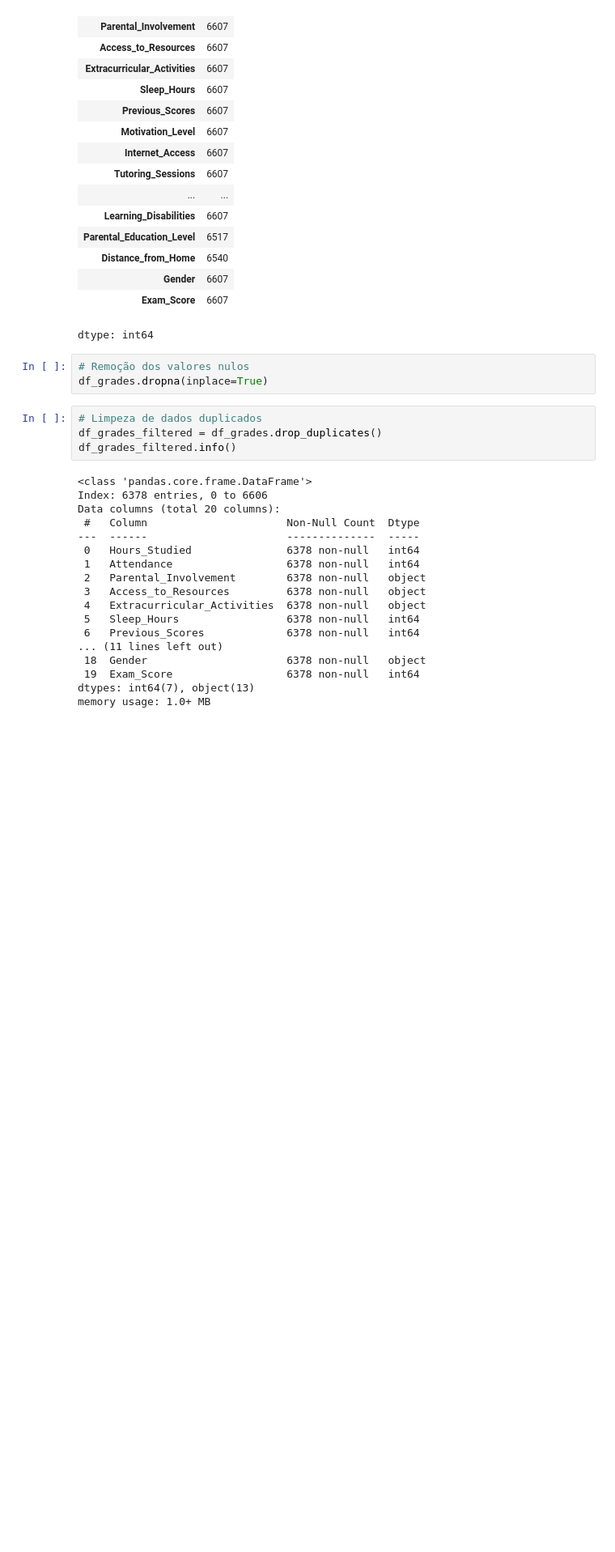
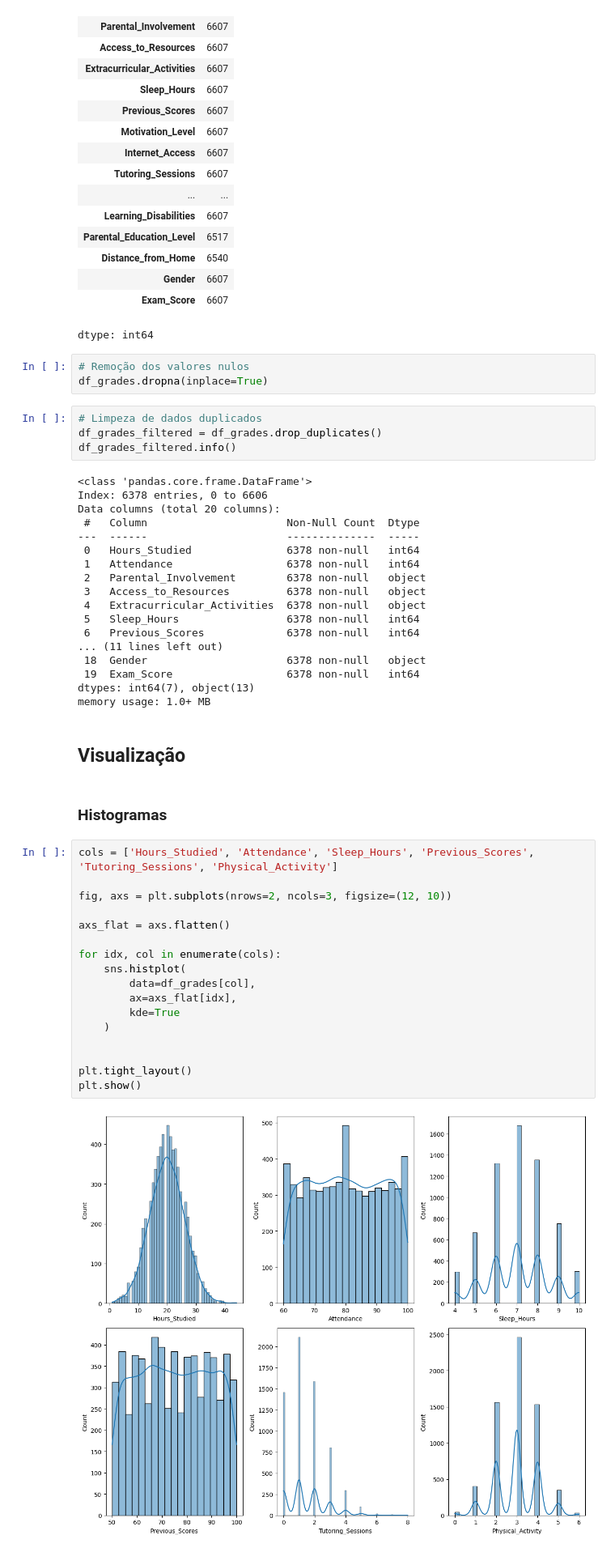
Before and after one commit to RenanYMartins/ADD-Trabalho2, a Jupyter notebook: Mercado_Imobiliário_de_Nova_York_Trabalho2.ipynb, the cells around one changed output. Shown at 81% size. Saved outputs shown, nothing was run; the diff lists cells and outputs as text; blank space fills up the shorter version.

```diff
--- a/Mercado_Imobiliário_de_Nova_York_Trabalho2.ipynb
+++ b/Mercado_Imobiliário_de_Nova_York_Trabalho2.ipynb
@@ -302,3 +306,26 @@ Data columns (total 20 columns):
  19  Exam_Score                  6378 non-null   int64
 dtypes: int64(7), object(13)
 memory usage: 1.0+ MB
+# %% [markdown]
+## Visualização
+# %% [markdown]
+### Histogramas
+# %%
+cols = ['Hours_Studied', 'Attendance', 'Sleep_Hours', 'Previous_Scores', 'Tutoring_Sessions', 'Physical_Activity']
+
+fig, axs = plt.subplots(nrows=2, ncols=3, figsize=(12, 10))
+
+axs_flat = axs.flatten()
+
+for idx, col in enumerate(cols):
+    sns.histplot(
+        data=df_grades[col],
+        ax=axs_flat[idx],
+        kde=True
+    )
+
+
+plt.tight_layout()
+plt.show()
+# %% [output]
+[figure, added]
```
Also changed, not shown: parts of 23 cells of this notebook.
